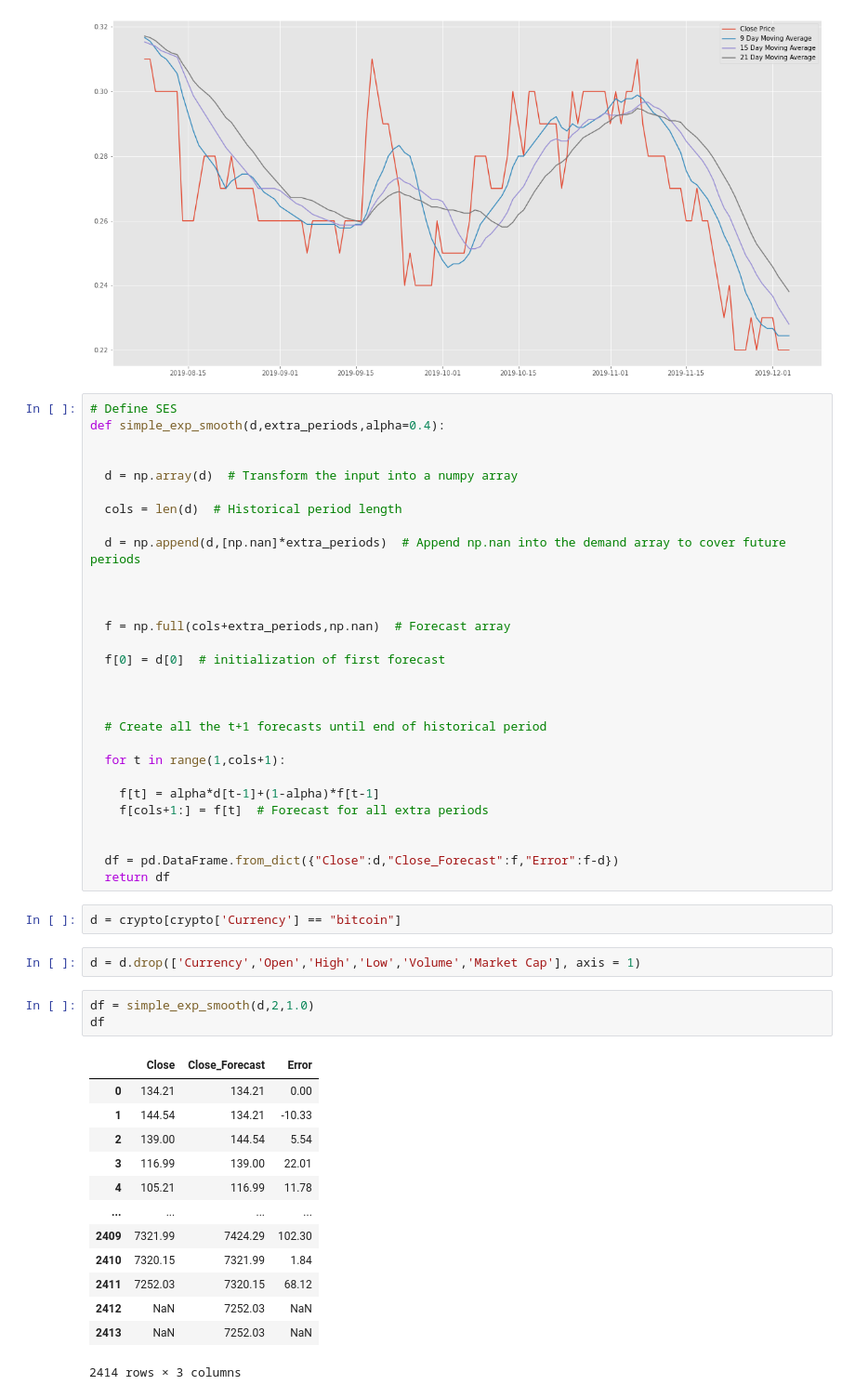
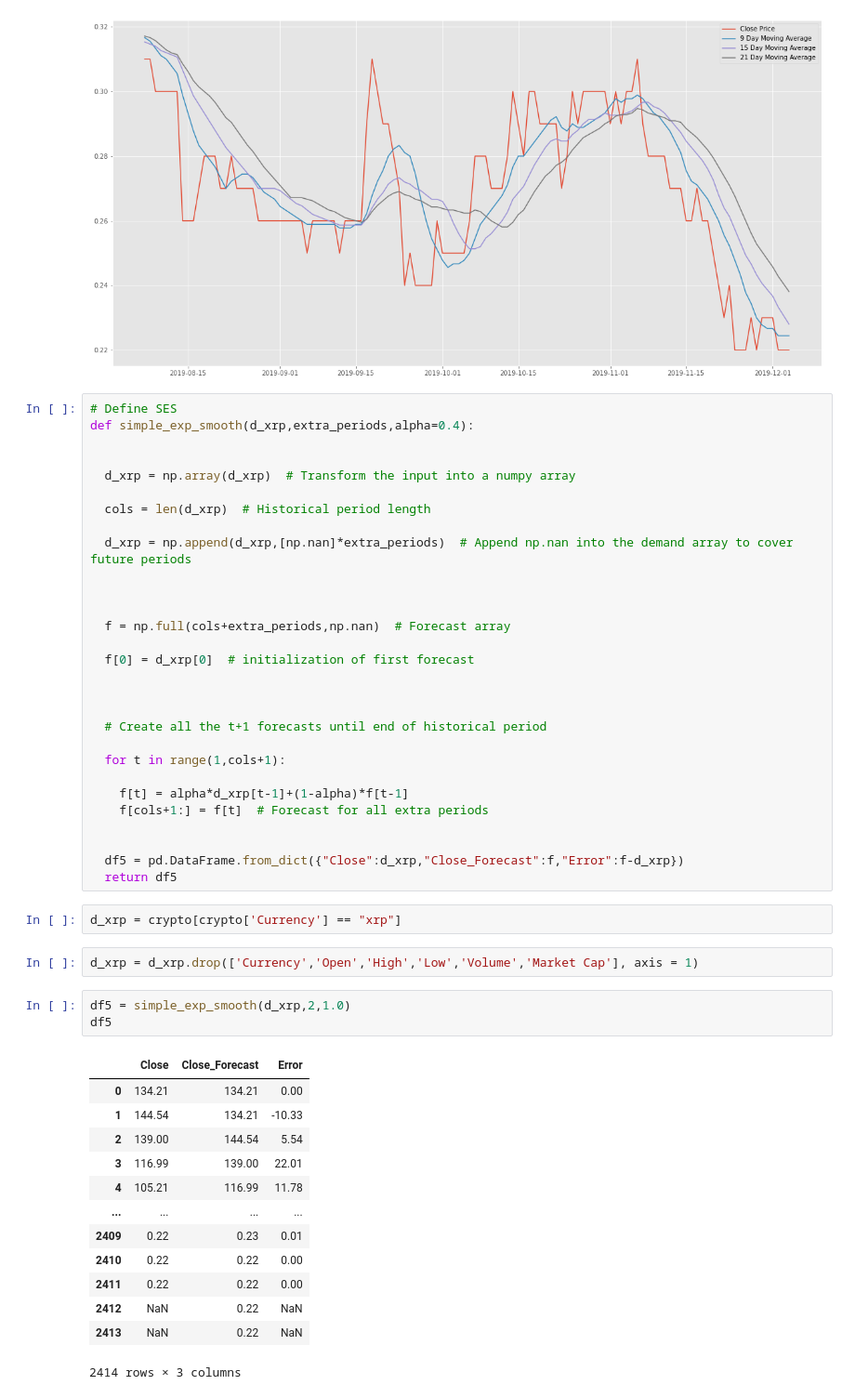
Before and after one commit to sooryasuresh-star/Financial-analytics, a Jupyter notebook: Financial_Analytics_project.ipynb, the cells around one changed output. Shown: that part at 93% size. Cells and saved outputs as stored; diff of their text form.

```diff
--- a/Financial_Analytics_project.ipynb
+++ b/Financial_Analytics_project.ipynb
@@ -255,20 +538,20 @@ with plt.style.context('ggplot'):
 [figure]
 # %%
 # Define SES
-def simple_exp_smooth(d,extra_periods,alpha=0.4):
+def simple_exp_smooth(d_xrp,extra_periods,alpha=0.4):
 
 
-  d = np.array(d)  # Transform the input into a numpy array
+  d_xrp = np.array(d_xrp)  # Transform the input into a numpy array
 
-  cols = len(d)  # Historical period length
+  cols = len(d_xrp)  # Historical period length
 
-  d = np.append(d,[np.nan]*extra_periods)  # Append np.nan into the demand array to cover future periods
+  d_xrp = np.append(d_xrp,[np.nan]*extra_periods)  # Append np.nan into the demand array to cover future periods
 
 
 
   f = np.full(cols+extra_periods,np.nan)  # Forecast array
 
-  f[0] = d[0]  # initialization of first forecast
+  f[0] = d_xrp[0]  # initialization of first forecast
 
 
 
@@ -276,32 +559,32 @@ def simple_exp_smooth(d,extra_periods,alpha=0.4):
 
   for t in range(1,cols+1):
 
-    f[t] = alpha*d[t-1]+(1-alpha)*f[t-1]
+    f[t] = alpha*d_xrp[t-1]+(1-alpha)*f[t-1]
     f[cols+1:] = f[t]  # Forecast for all extra periods
 
 
-  df = pd.DataFrame.from_dict({"Close":d,"Close_Forecast":f,"Error":f-d})
-  return df
+  df5 = pd.DataFrame.from_dict({"Close":d_xrp,"Close_Forecast":f,"Error":f-d_xrp})
+  return df5
 # %%
-d = crypto[crypto['Currency'] == "bitcoin"]
+d_xrp = crypto[crypto['Currency'] == "xrp"]
 # %%
-d = d.drop(['Currency','Open','High','Low','Volume','Market Cap'], axis = 1)
+d_xrp = d_xrp.drop(['Currency','Open','High','Low','Volume','Market Cap'], axis = 1)
 # %%
-df = simple_exp_smooth(d,2,1.0)
-df
+df5 = simple_exp_smooth(d_xrp,2,1.0)
+df5
 # %% [output]
 |  | Close | Close_Forecast | Error |
 | 0 | 134.21 | 134.21 | 0.00 |
 | 1 | 144.54 | 134.21 | -10.33 |
 | 2 | 139.00 | 144.54 | 5.54 |
 | 3 | 116.99 | 139.00 | 22.01 |
 | 4 | 105.21 | 116.99 | 11.78 |
 | ... | ... | ... | ... |
-| 2409 | 7321.99 | 7424.29 | 102.30 |
-| 2410 | 7320.15 | 7321.99 | 1.84 |
-| 2411 | 7252.03 | 7320.15 | 68.12 |
-| 2412 | NaN | 7252.03 | NaN |
-| 2413 | NaN | 7252.03 | NaN |
+| 2409 | 0.22 | 0.23 | 0.01 |
+| 2410 | 0.22 | 0.22 | 0.00 |
+| 2411 | 0.22 | 0.22 | 0.00 |
+| 2412 | NaN | 0.22 | NaN |
+| 2413 | NaN | 0.22 | NaN |
 2414 rows × 3 columns
 # %%
 # Plot the Time Series
```
Also changed, not shown: parts of 33 cells of this notebook.
